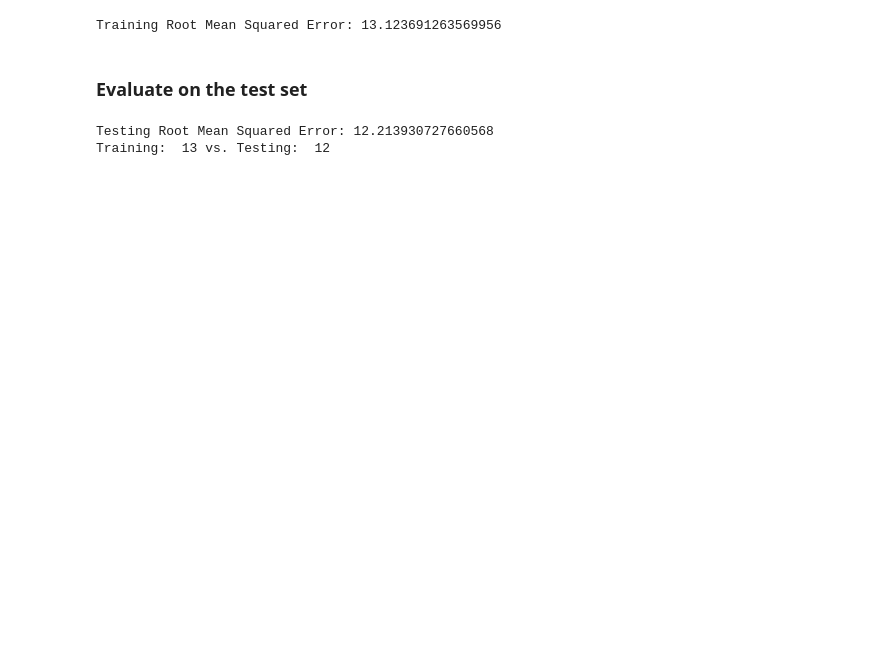
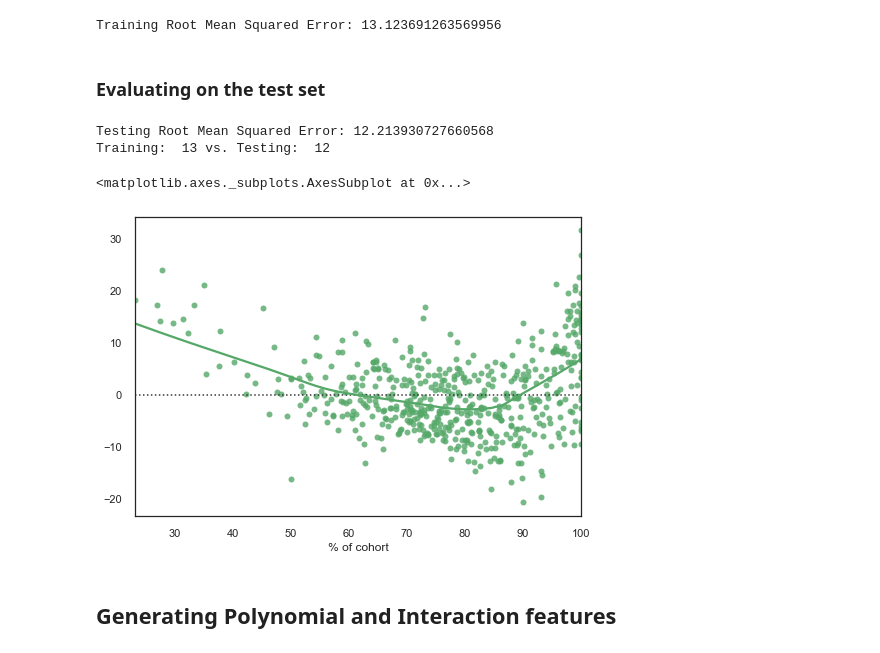
Before and after one commit to Mycotic/graduation-regression, a Jupyter notebook: modelling_process.ipynb, the cells around one changed output. Drawn from its saved outputs; the diff is of its cells as text; code cells hidden in the pictures; blank space fills up the shorter version.

```diff
--- a/modelling_process.ipynb
+++ b/modelling_process.ipynb
@@ -97,7 +87,7 @@ print('Training Root Mean Squared Error:' , train_rmse)
 # %% [output]
 Training Root Mean Squared Error: 13.123691263569956
 # %% [markdown]
-### Evaluate on the test set
+### Evaluating on the test set
 # %%
 #use fitted model to predict on the test examples
 test_y_pred = lm.predict(test_X)
@@ -110,3 +100,10 @@ print('Training: ', int(train_rmse), "vs. Testing: ", int(test_rmse))
 # %% [output]
 Testing Root Mean Squared Error: 12.213930727660568
 Training:  13 vs. Testing:  12
+# %%
+sns.residplot(test_y, test_y_pred, lowess=True, color="g")
+# %% [output]
+<matplotlib.axes._subplots.AxesSubplot at 0x...>
+[figure, added]
+# %% [markdown]
+## Generating Polynomial and Interaction features
```
Also changed, not shown: parts of 56 cells of this notebook.
